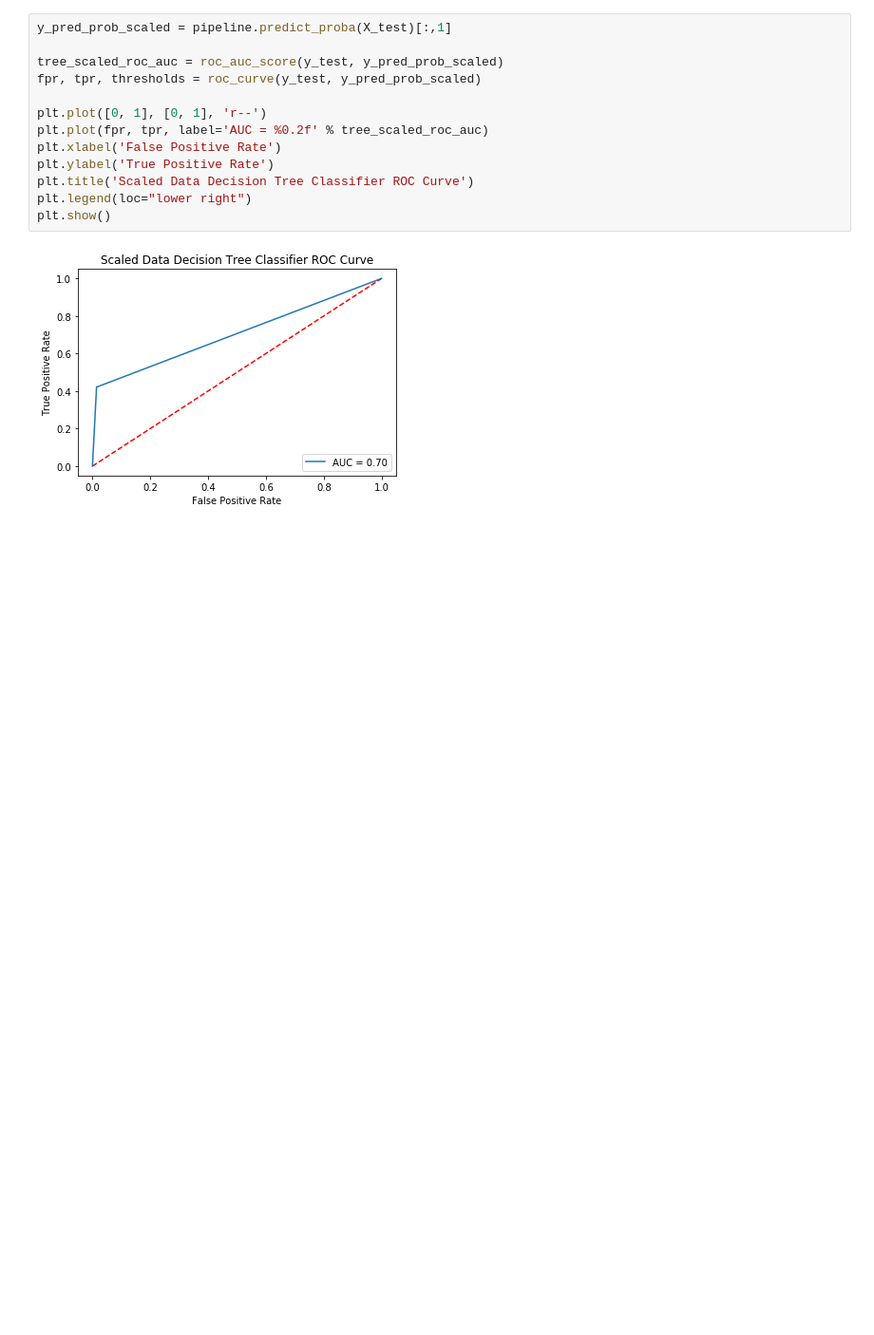
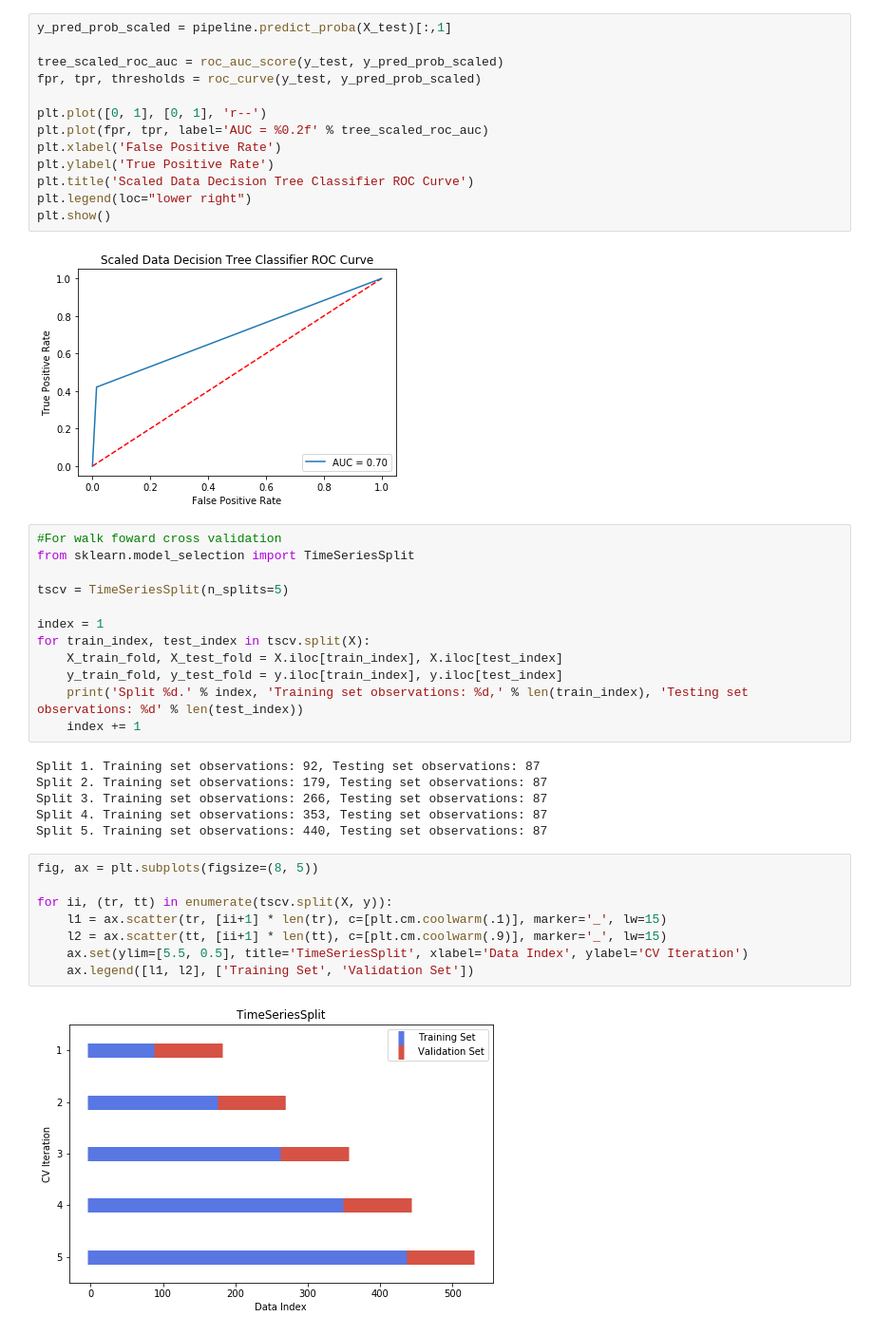
Before and after one commit to sheri-kamal/DATA73500-SP2020, a Jupyter notebook: Final Project/Final Project.ipynb, the cells around one changed output. Shown at 95% size. Cells and saved outputs as stored; diff of their text form; blank space fills up the shorter version.

```diff
--- a/Final Project/Final Project.ipynb
+++ b/Final Project/Final Project.ipynb
@@ -300,3 +299,31 @@ plt.legend(loc="lower right")
 plt.show()
 # %% [output]
 [figure]
+# %%
+#For walk foward cross validation
+from sklearn.model_selection import TimeSeriesSplit
+
+tscv = TimeSeriesSplit(n_splits=5)
+
+index = 1
+for train_index, test_index in tscv.split(X):
+    X_train_fold, X_test_fold = X.iloc[train_index], X.iloc[test_index]
+    y_train_fold, y_test_fold = y.iloc[train_index], y.iloc[test_index]
+    print('Split %d.' % index, 'Training set observations: %d,' % len(train_index), 'Testing set observations: %d' % len(test_index))
+    index += 1
+# %% [output]
+Split 1. Training set observations: 92, Testing set observations: 87
+Split 2. Training set observations: 179, Testing set observations: 87
+Split 3. Training set observations: 266, Testing set observations: 87
+Split 4. Training set observations: 353, Testing set observations: 87
+Split 5. Training set observations: 440, Testing set observations: 87
+# %%
+fig, ax = plt.subplots(figsize=(8, 5))
+
+for ii, (tr, tt) in enumerate(tscv.split(X, y)):
+    l1 = ax.scatter(tr, [ii+1] * len(tr), c=[plt.cm.coolwarm(.1)], marker='_', lw=15)
+    l2 = ax.scatter(tt, [ii+1] * len(tt), c=[plt.cm.coolwarm(.9)], marker='_', lw=15)
+    ax.set(ylim=[5.5, 0.5], title='TimeSeriesSplit', xlabel='Data Index', ylabel='CV Iteration')
+    ax.legend([l1, l2], ['Training Set', 'Validation Set'])
+# %% [output]
+[figure, added]
```
Also changed, not shown: parts of 14 cells of this notebook.
